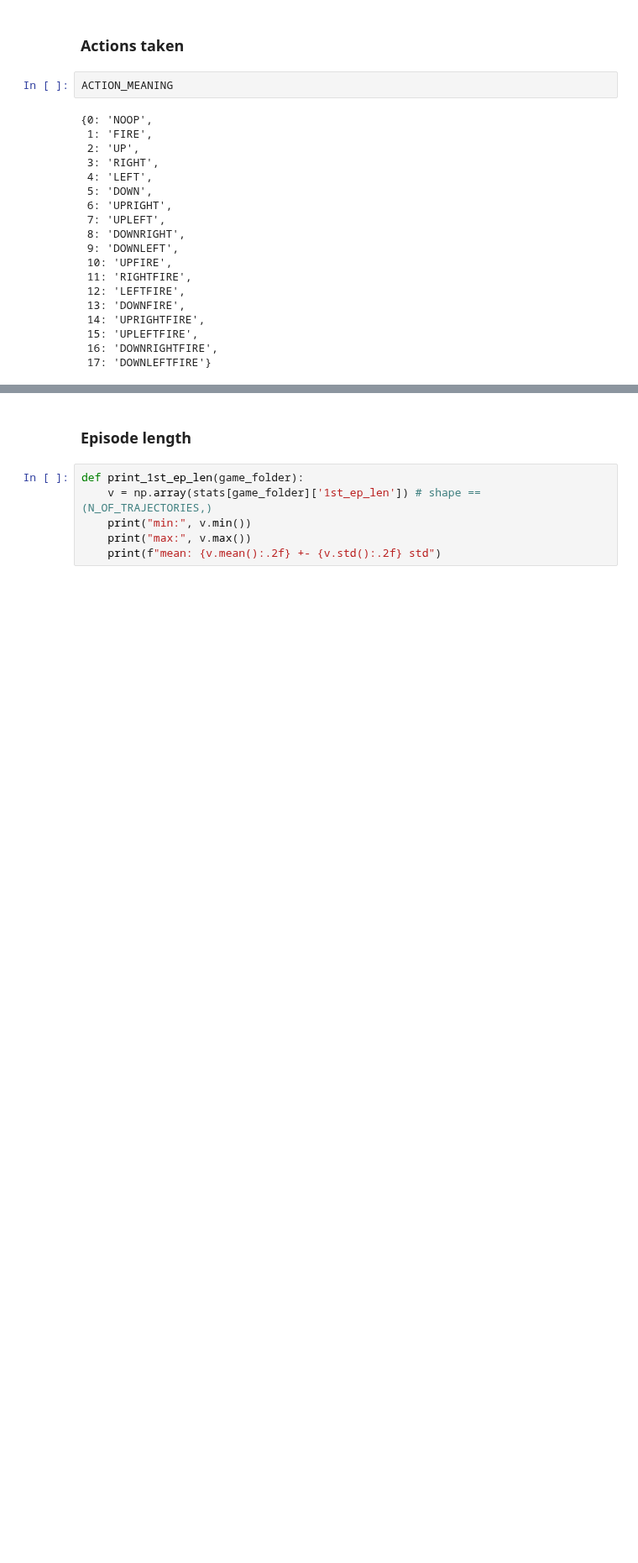
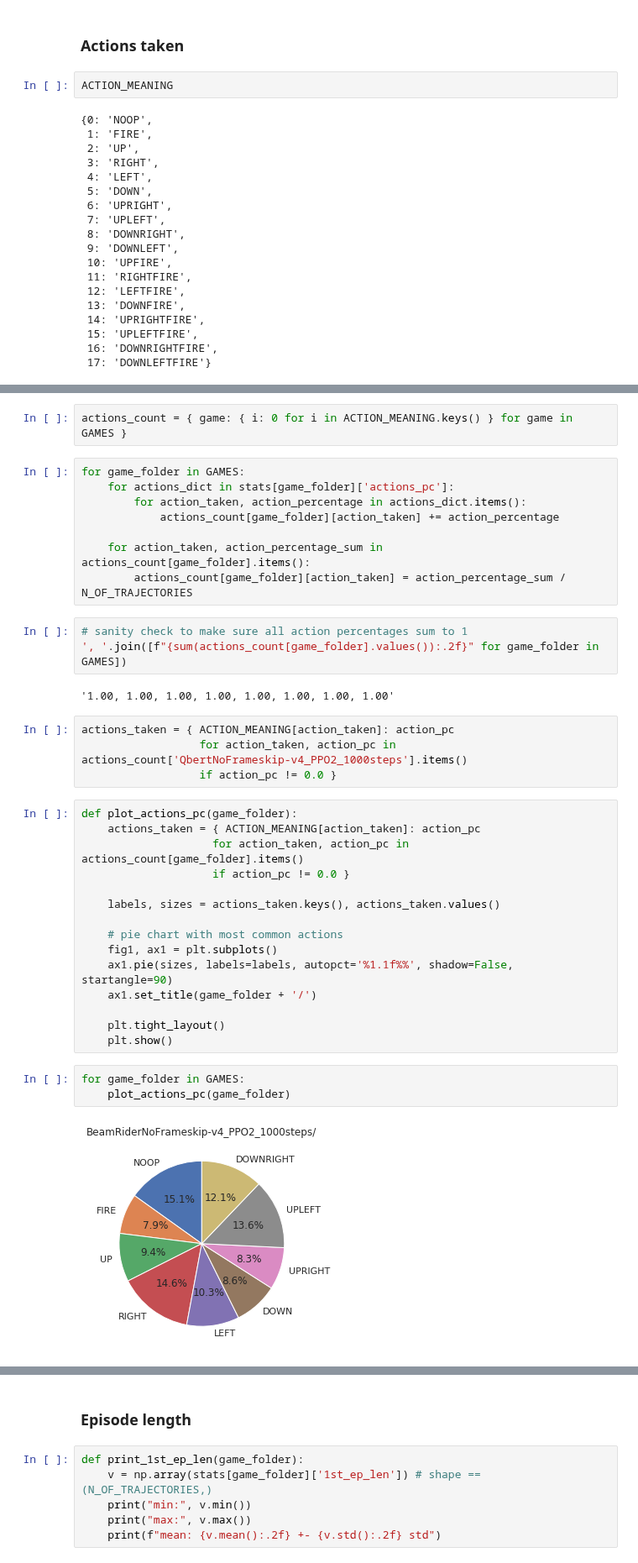
Before and after one commit to laurelkeys/machine-learning, a Jupyter notebook: assignment-4/Plot.ipynb, the cells around one changed output, grey strips where cells are left out. Shown at 84% size. Cells and saved outputs as stored; diff of their text form; blank space fills up the shorter version.

Commit message:
Pie chart actions taken

```diff
--- a/assignment-4/Plot.ipynb
+++ b/assignment-4/Plot.ipynb
@@ -199,0 +196,39 @@ ACTION_MEANING
+# %%
+actions_count = { game: { i: 0 for i in ACTION_MEANING.keys() } for game in GAMES }
+# %%
+for game_folder in GAMES:
+    for actions_dict in stats[game_folder]['actions_pc']:
+        for action_taken, action_percentage in actions_dict.items():
+            actions_count[game_folder][action_taken] += action_percentage
+
+    for action_taken, action_percentage_sum in actions_count[game_folder].items():
+        actions_count[game_folder][action_taken] = action_percentage_sum / N_OF_TRAJECTORIES
+# %%
+# sanity check to make sure all action percentages sum to 1
+', '.join([f"{sum(actions_count[game_folder].values()):.2f}" for game_folder in GAMES])
+# %% [output]
+'1.00, 1.00, 1.00, 1.00, 1.00, 1.00, 1.00, 1.00'
+# %%
+actions_taken = { ACTION_MEANING[action_taken]: action_pc
+                  for action_taken, action_pc in actions_count['QbertNoFrameskip-v4_PPO2_1000steps'].items()
+                  if action_pc != 0.0 }
+# %%
+def plot_actions_pc(game_folder):
+    actions_taken = { ACTION_MEANING[action_taken]: action_pc
+                    for action_taken, action_pc in actions_count[game_folder].items()
+                    if action_pc != 0.0 }
+
+    labels, sizes = actions_taken.keys(), actions_taken.values()
+
+    # pie chart with most common actions
+    fig1, ax1 = plt.subplots()
+    ax1.pie(sizes, labels=labels, autopct='%1.1f%%', shadow=False, startangle=90)
+    ax1.set_title(game_folder + '/')
+
+    plt.tight_layout()
+    plt.show()
+# %%
+for game_folder in GAMES:
+    plot_actions_pc(game_folder)
+# %% [output]
+[figure, added]
```
Also changed, not shown: parts of 2 cells of this notebook.
